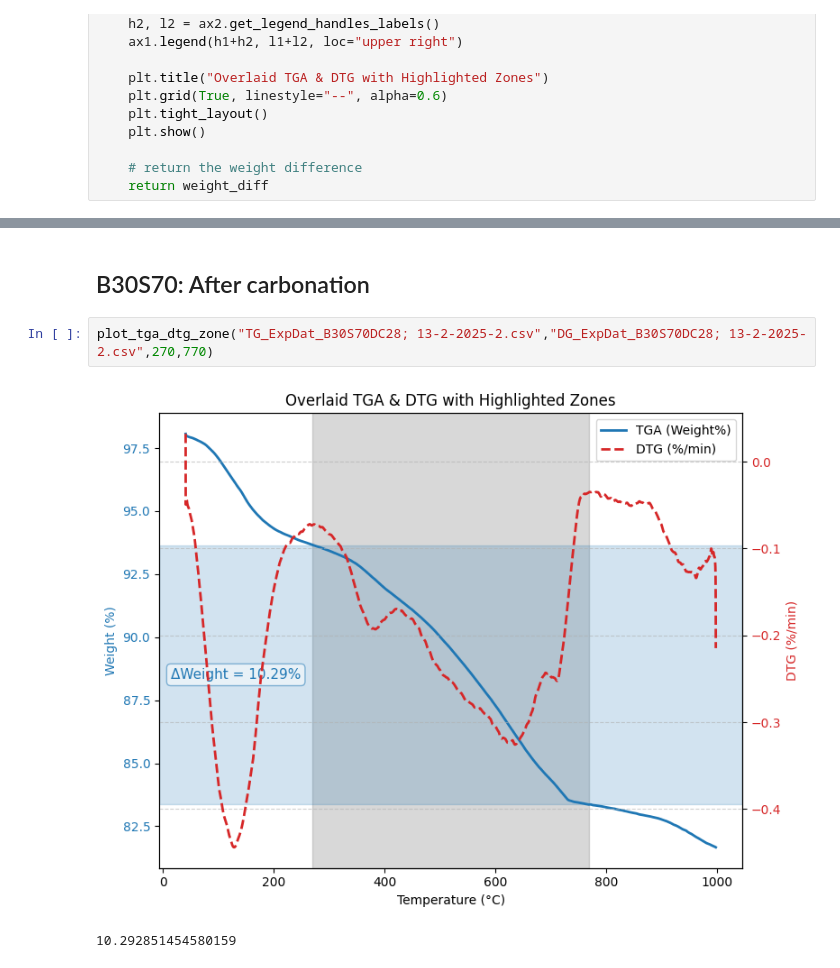
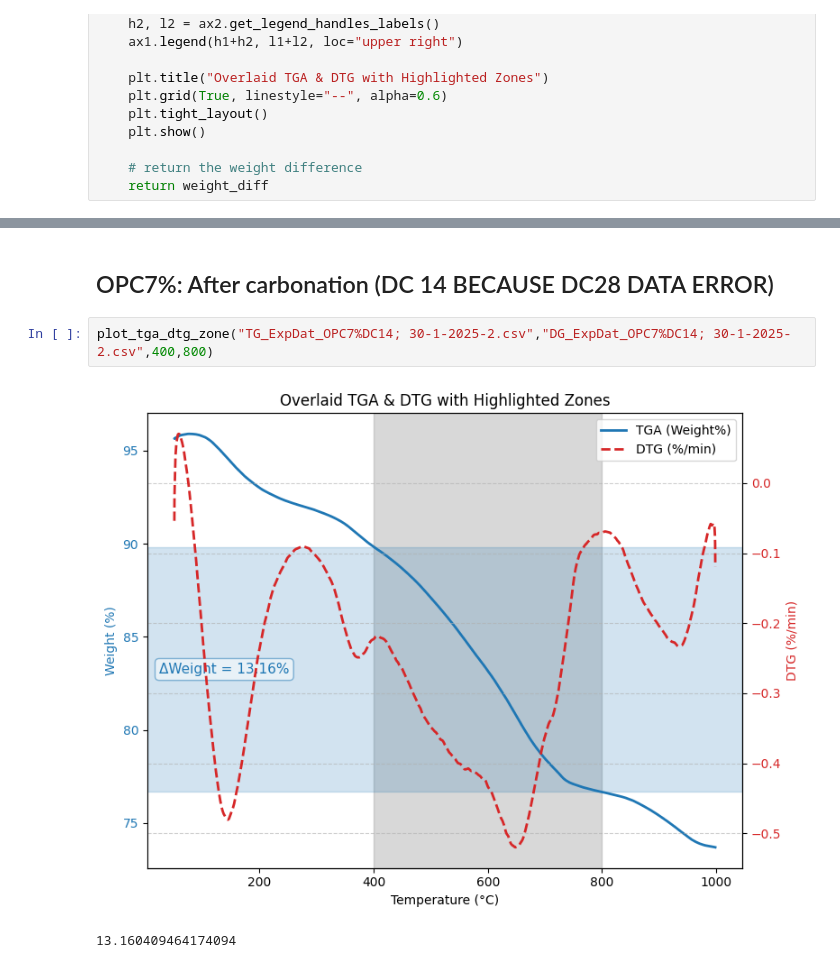
Before and after one commit to ahmedfarhatx22/TradingBro, a Jupyter notebook: book/some_content/2_OPC7EN9.ipynb, the cells around one changed output, grey strips where cells are left out. Saved outputs shown, nothing was run; the diff lists cells and outputs as text.

```diff
--- a/book/some_content/2_OPC7EN9.ipynb
+++ b/book/some_content/2_OPC7EN9.ipynb
@@ -148,8 +148,8 @@ plot_tga_dtg_zone("TG_ExpDat_B50B50D28; 13-1-2025-2.csv","DG_ExpDat_B50B50D28; 1
 # %% [markdown]
-## B30S70: After carbonation
+## OPC7%: After carbonation (DC 14 BECAUSE DC28 DATA ERROR)
 # %%
-plot_tga_dtg_zone("TG_ExpDat_B30S70DC28; 13-2-2025-2.csv","DG_ExpDat_B30S70DC28; 13-2-2025-2.csv",270,770)
+plot_tga_dtg_zone("TG_ExpDat_OPC7%DC14; 30-1-2025-2.csv","DG_ExpDat_OPC7%DC14; 30-1-2025-2.csv",400,800)
 # %% [output]
-[figure, old version]
+[figure, new version]
-10.292851454580159
+13.160409464174094
 # %% [markdown]
```
Also changed, not shown: parts of 7 cells of this notebook, 1 other file.
